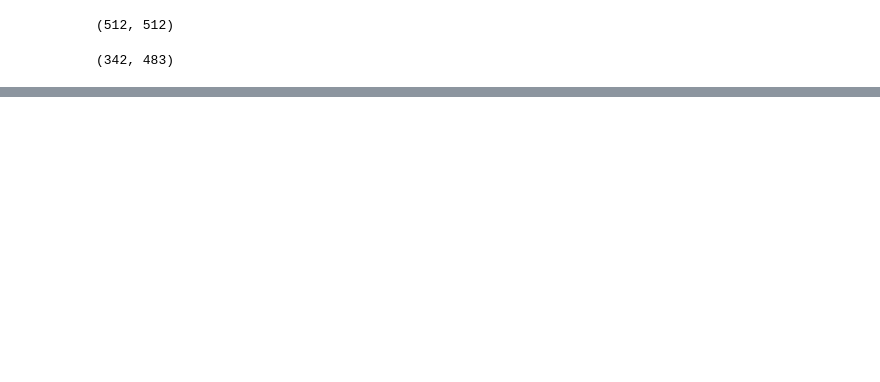
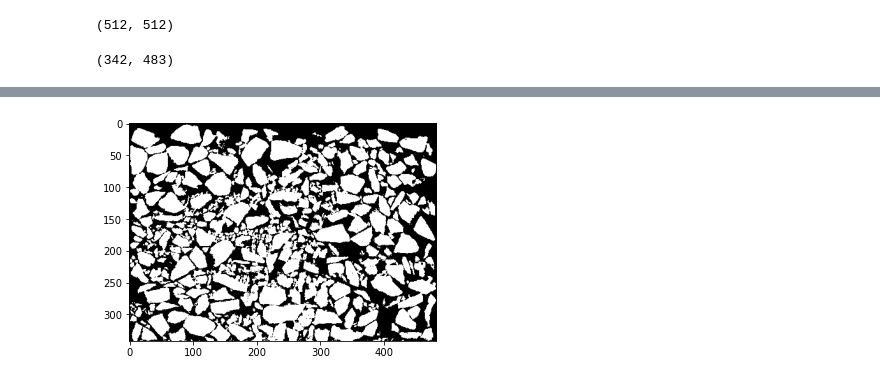
Before and after one commit to BrinthanK/particle_size_analysis, a Jupyter notebook: Main code.ipynb, the cells around one changed output, grey strips where cells are left out. Cells and saved outputs as stored; diff of their text form; code cells hidden in the pictures; blank space fills up the shorter version.

```diff
--- a/Main code.ipynb
+++ b/Main code.ipynb
@@ -57,0 +94,5 @@ dim_crop
+# %%
+plt.imshow(thresh_img,cmap='gray')
+plt.show()
+# %% [output]
+[figure, added]
```
Also changed, not shown: parts of 13 cells of this notebook.
